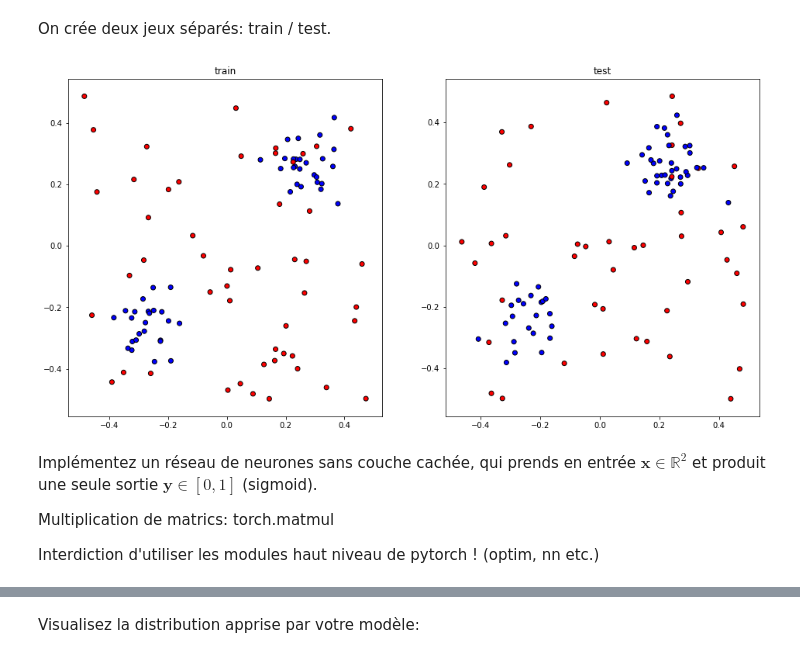
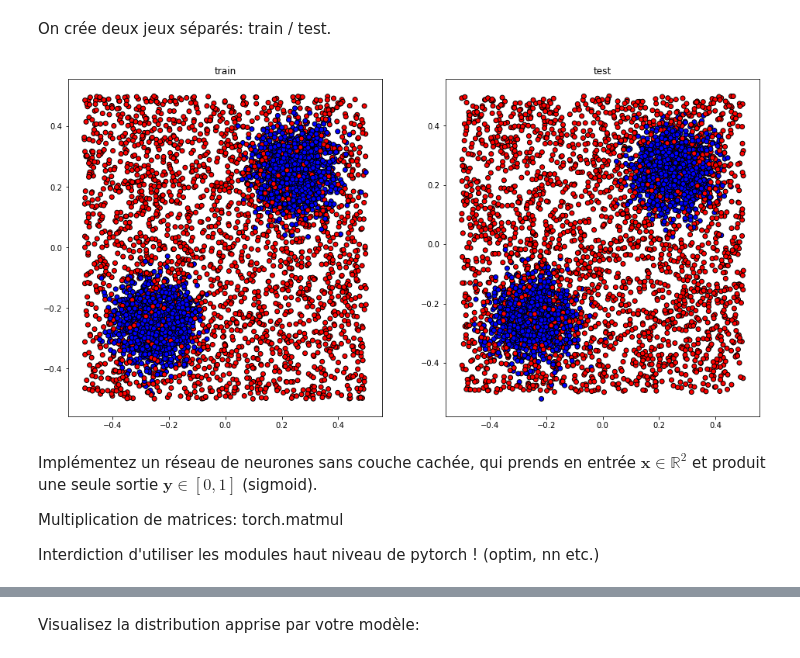
Before and after one commit to Alsaxian/PGM, a Jupyter notebook: intro.ipynb, the cells around one changed output, grey strips where cells are left out. Drawn from its saved outputs; the diff is of its cells as text; code cells hidden in the pictures.

```diff
--- a/intro.ipynb
+++ b/intro.ipynb
@@ -203,40 +293,40 @@ import matplotlib.pyplot as plt
 from matplotlib.colors import ListedColormap
 
 # train / test split
-n_train = 100
-n_test = 100
+n_train = 5000
+n_test = 5000
 
 X_train = X[:n_train]
 Y_train = Y[:n_train]
 
 X_test = X[n_train:(n_train + n_test)]
 Y_test = Y[n_train:(n_train + n_test)]
 
 cm = plt.cm.RdBu
 cm_bright = ListedColormap(['#FF0000', '#0000FF'])
 
 fig, axes = plt.subplots(nrows=1, ncols=2, figsize=(16, 8), squeeze=False)
 axes[0, 0].set_title('train')
 axes[0, 0].scatter(
     X_train[:, 0].numpy(),
     X_train[:, 1].numpy(),
     c=Y_train[:, 0].numpy(),
     cmap=cm_bright,
     edgecolors='k')
 axes[0, 1].set_title('test')
 axes[0, 1].scatter(
     X_test[:, 0].numpy(),
     X_test[:, 1].numpy(),
     c=Y_test[:, 0].numpy(),
     cmap=cm_bright,
     edgecolors='k')
 plt.show()
 # %% [output]
-[figure, old version]
+[figure, new version]
 # %% [markdown]
 Implémentez un réseau de neurones sans couche cachée, qui prends en entrée $\mathbf{x} \in \mathbb{R}^2$ et produit une seule sortie $\mathbf{y} \in [0, 1]$ (sigmoid).
 
-Multiplication de matrics: torch.matmul
+Multiplication de matrices: torch.matmul
 
 Interdiction d'utiliser les modules haut niveau de pytorch ! (optim, nn etc.)
 # %%
```
Also changed, not shown: parts of 27 cells of this notebook, 7 other files.
